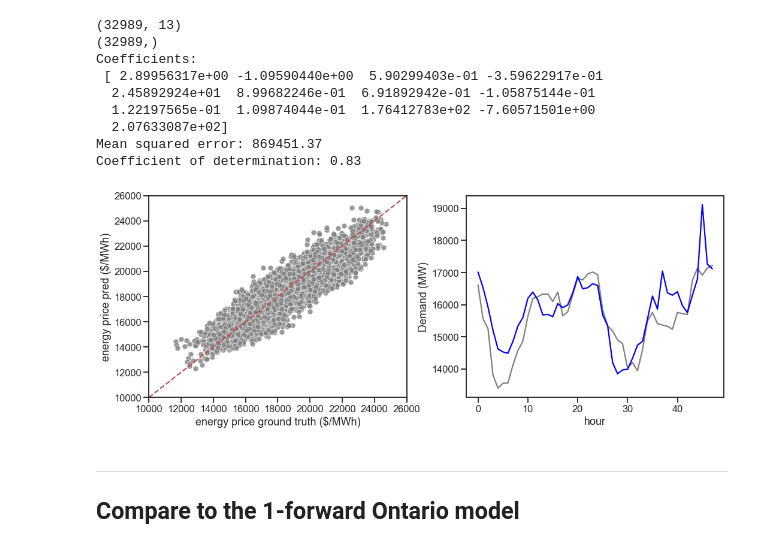
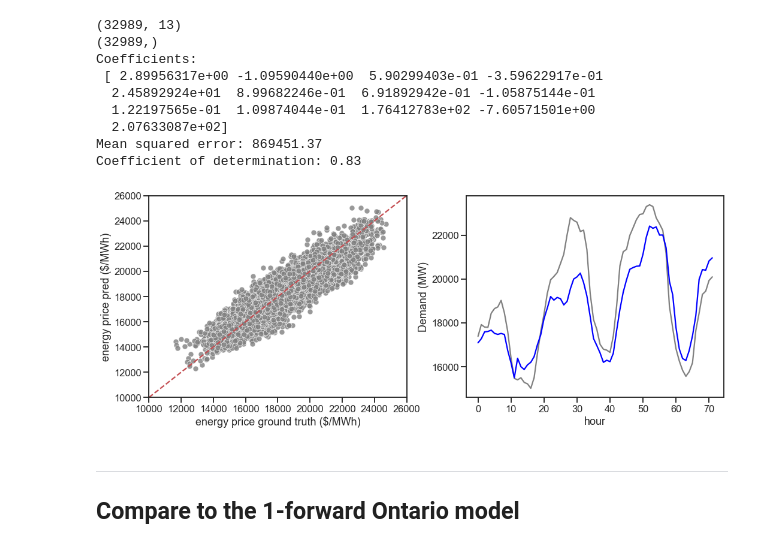
Before and after one commit to KeaganHRankin/cloud_ml_proj, a Jupyter notebook: feature_eng/feature_eng_keagan.ipynb, the cells around one changed output. Drawn from its saved outputs; the diff is of its cells as text; code cells hidden in the pictures.

```diff
--- a/feature_eng/feature_eng_keagan.ipynb
+++ b/feature_eng/feature_eng_keagan.ipynb
@@ -934,30 +934,30 @@ Coefficient of determination: 0.83
 # %%
 y_test_plot = y_test
 y_pred_plot = y_pred
 
 fig, ax = plt.subplots(1,2, figsize=(15,6))
 sns.scatterplot(x=y_test_plot, y=y_pred_plot, ax=ax[0], alpha=0.8, color='grey')
 
-n_ahead = 5048
-jump = 5000
+n_ahead = 6072
+jump = 6000
 sns.lineplot(x=np.arange(n_ahead-jump), y=y_test_plot[jump:n_ahead], ax=ax[1],
              color='grey')
 sns.lineplot(x=np.arange(n_ahead-jump), y=y_pred_plot[jump:n_ahead], ax=ax[1],
              color='blue')
 
 
 ax[0].set_xlabel('energy price ground truth ($/MWh)')
 ax[0].set_ylabel('energy price pred ($/MWh)')
 ax[0].set_xlim([10000,26000])
 ax[0].set_ylim([10000,26000])
 sns.lineplot(ax=ax[0], x=np.arange(10000,26000), y=np.arange(10000,26000), linestyle='--', color='r')
 
 ax[1].set_xlabel('hour')
 ax[1].set_ylabel('Demand (MW)')
 
 plt.tight_layout()
 # %% [output]
-[figure, old version]
+[figure, new version]
 # %% [markdown]
 ------------------------------------------------------------------------------------
 ## Compare to the 1-forward Ontario model
```
